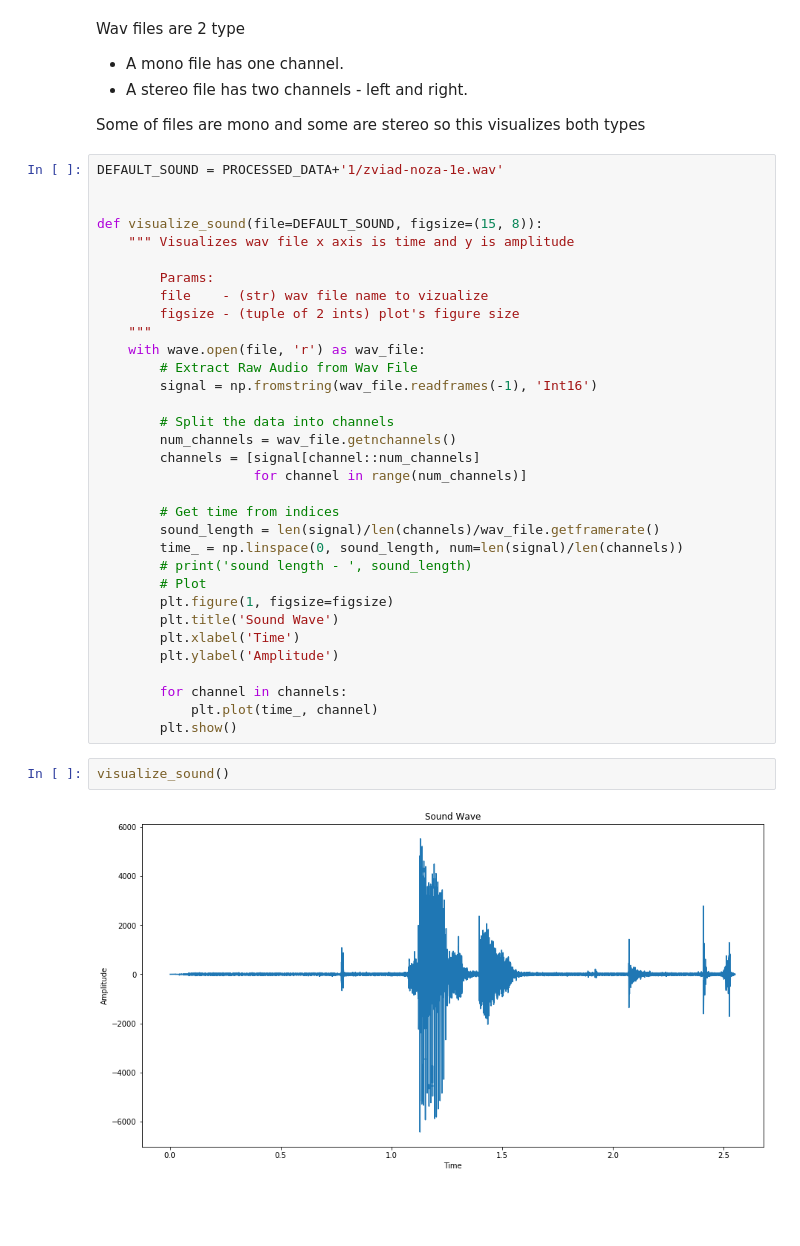
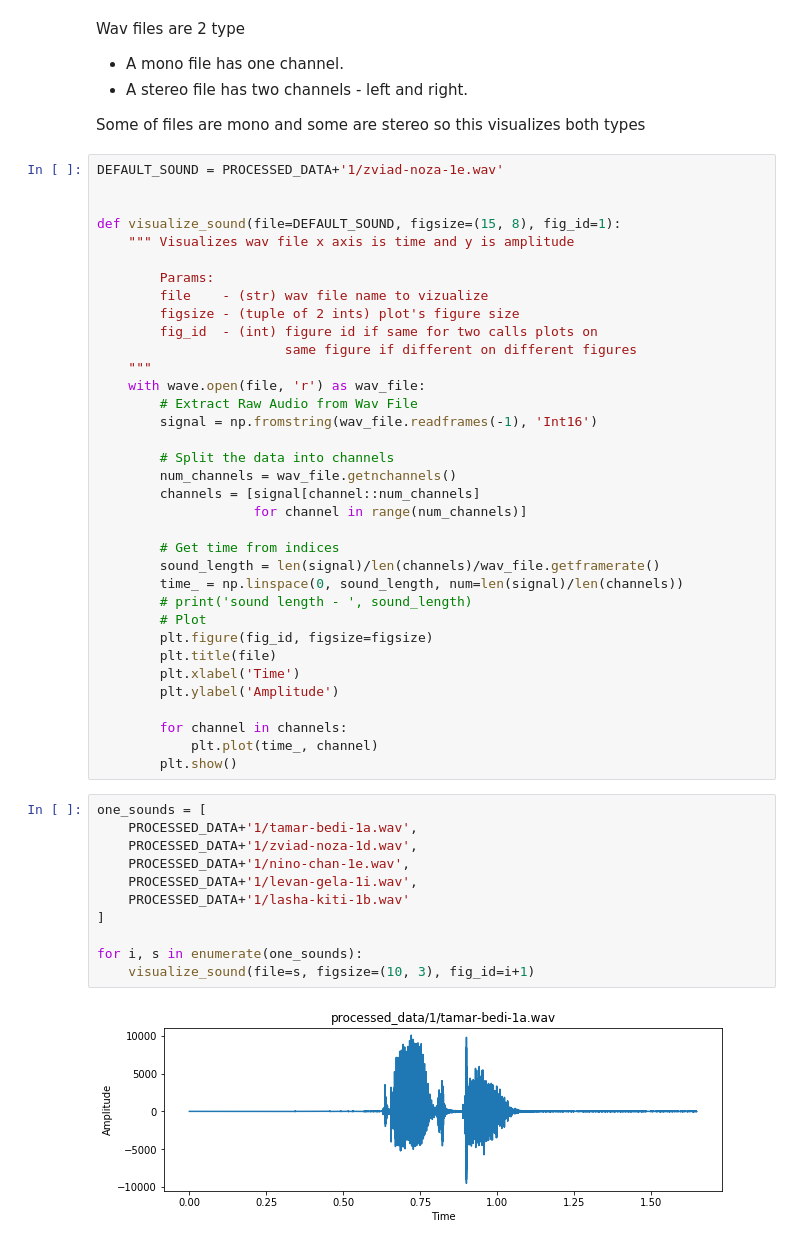
Before and after one commit to zvikinoza/MASR, a Jupyter notebook: masr.ipynb, the cells around one changed output. Cells and saved outputs as stored; diff of their text form; blank space fills up the shorter version.

Commit message:
visualizatio

```diff
--- a/masr.ipynb
+++ b/masr.ipynb
@@ -93,12 +93,14 @@ Some of files are mono and some are stereo so this visualizes both types
 DEFAULT_SOUND = PROCESSED_DATA+'1/zviad-noza-1e.wav'
 
 
-def visualize_sound(file=DEFAULT_SOUND, figsize=(15, 8)):
+def visualize_sound(file=DEFAULT_SOUND, figsize=(15, 8), fig_id=1):
     """ Visualizes wav file x axis is time and y is amplitude
 
         Params:
         file    - (str) wav file name to vizualize
         figsize - (tuple of 2 ints) plot's figure size
+        fig_id  - (int) figure id if same for two calls plots on
+                        same figure if different on different figures
     """
     with wave.open(file, 'r') as wav_file:
         # Extract Raw Audio from Wav File
@@ -114,15 +116,24 @@ def visualize_sound(file=DEFAULT_SOUND, figsize=(15, 8)):
         time_ = np.linspace(0, sound_length, num=len(signal)/len(channels))
         # print('sound length - ', sound_length)
         # Plot
-        plt.figure(1, figsize=figsize)
-        plt.title('Sound Wave')
+        plt.figure(fig_id, figsize=figsize)
+        plt.title(file)
         plt.xlabel('Time')
         plt.ylabel('Amplitude')
 
         for channel in channels:
             plt.plot(time_, channel)
         plt.show()
-# %%
-visualize_sound()
-# %% [output]
-[figure, removed]
+# %%
+one_sounds = [
+    PROCESSED_DATA+'1/tamar-bedi-1a.wav',
+    PROCESSED_DATA+'1/zviad-noza-1d.wav',
+    PROCESSED_DATA+'1/nino-chan-1e.wav',
+    PROCESSED_DATA+'1/levan-gela-1i.wav',
+    PROCESSED_DATA+'1/lasha-kiti-1b.wav'
+]
+
+for i, s in enumerate(one_sounds):
+    visualize_sound(file=s, figsize=(10, 3), fig_id=i+1)
+# %% [output]
+[figure, added]
```
Also changed, not shown: parts of 1 cell of this notebook.
